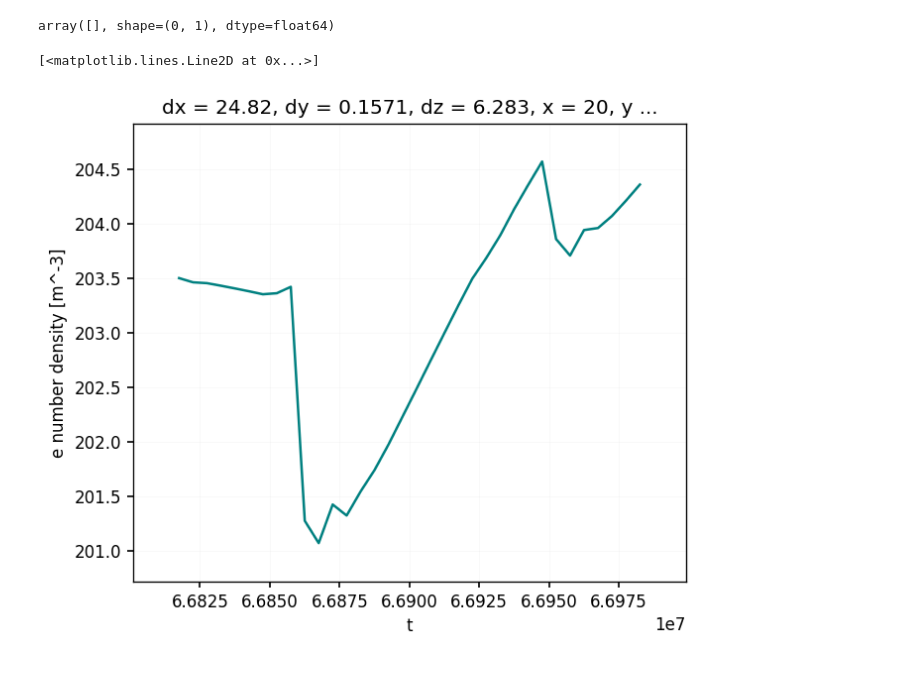
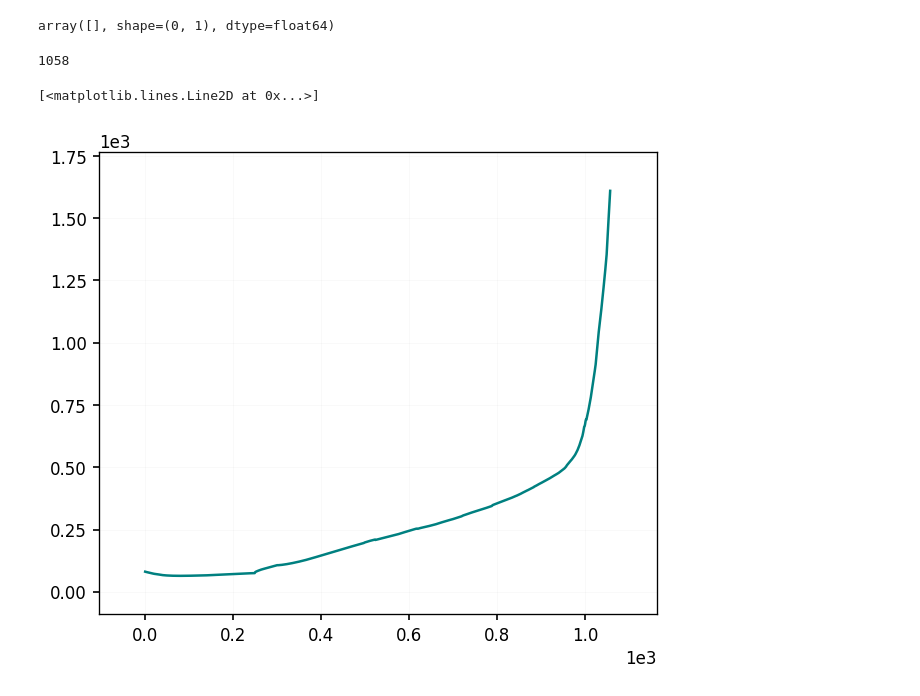
Before and after one commit to mikekryjak/notebooks, a Jupyter notebook: hermes3-other/tool-make_restart_from_timestep.ipynb, the cells around one changed output. Drawn from its saved outputs; the diff is of its cells as text; code cells hidden in the pictures.

```diff
--- a/hermes3-other/tool-make_restart_from_timestep.ipynb
+++ b/hermes3-other/tool-make_restart_from_timestep.ipynb
@@ -36,11 +31,11 @@ squash(casepath, force = True)
 # %%
-casepath = r"C:\Users\mikek\OneDrive\Project\collab\tech\cases\st40\d19aec_crash"
+casepath = r"/ssd_scratch/hcases/xpoint_heat/xph1-base_master"
 loadfilepath = os.path.join(casepath, "BOUT.dmp.*.nc")
 inputfilepath = os.path.join(casepath, "BOUT.inp")
 squashfilepath = os.path.join(casepath, "BOUT.squash.nc") # Squashoutput hardcoded to this filename
 
 ds = xbout.load.open_boutdataset(
-                        datapath = squashfilepath,
+                        datapath = loadfilepath,
                         inputfilepath = inputfilepath,
                         keep_xboundaries=True,
                         keep_yboundaries=True,
@@ -51,9 +64,16 @@ print()
 nsep.values
 # %% [output]
 array([], shape=(0, 1), dtype=float64)
+# %%
+len(nsep)
+# %% [output]
+1058
 # %%
-nsep = ds["Ne"].isel(y = 75, x=ds.metadata["ixseps1"], t = slice(None,-2))
-nsep.plot()
+omp = int((ds.metadata["jyseps2_2"] - ds.metadata["jyseps1_2"])/2 + ds.metadata["jyseps1_2"])
+nsep = ds["Ne"].isel(y = omp, x=ds.metadata["ixseps1"], t = slice(None,-2))
+
+fig, ax = plt.subplots()
+ax.plot(range(len(nsep)),nsep)
 # %% [output]
 [<matplotlib.lines.Line2D at 0x...>]
-[figure, old version]
+[figure, new version]
```
Also changed, not shown: parts of 6 cells of this notebook, 12 other files.
